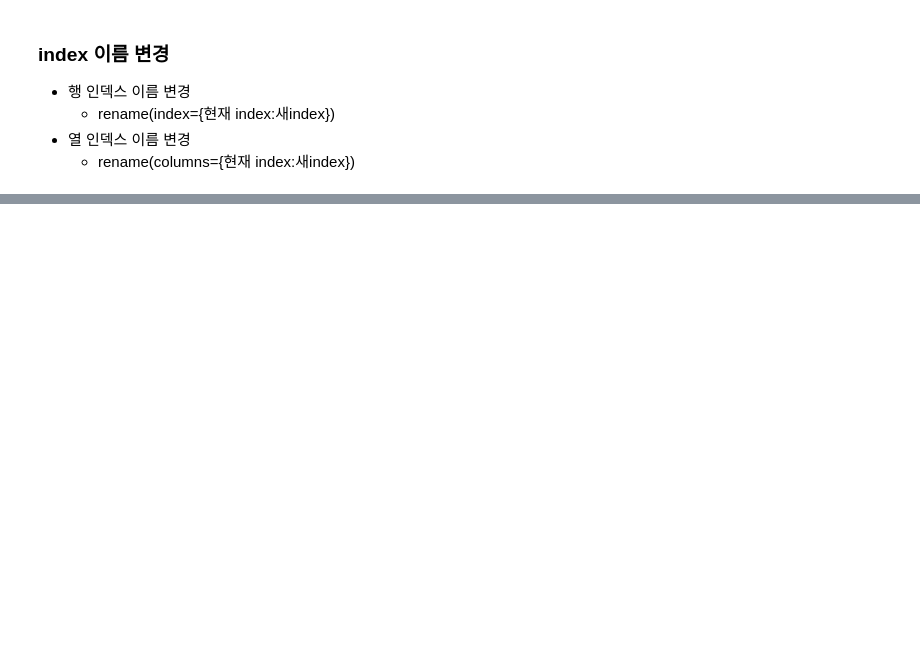
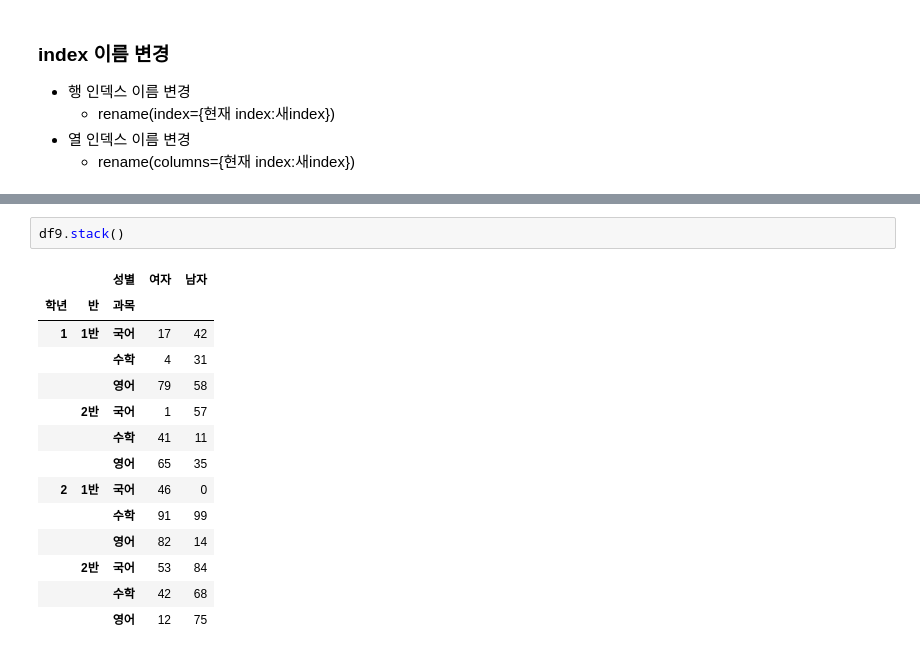
Before and after one commit to BangSungjoon/TIL, a Jupyter notebook: AIWorkspace/source_code/07_판다스 (데이터프레임) 데이터 조작 함수 사용.ipynb, the cells around one changed output, grey strips where cells are left out. Saved outputs shown, nothing was run; the diff lists cells and outputs as text; blank space fills up the shorter version.

```diff
--- a/AIWorkspace/source_code/07_판다스 (데이터프레임) 데이터 조작 함수 사용.ipynb
+++ b/AIWorkspace/source_code/07_판다스 (데이터프레임) 데이터 조작 함수 사용.ipynb
@@ -1018,0 +1479,17 @@ df5[df5['주소'].map(lambda x: x in ['서울', '대구'])]
+# %%
+df9.stack()
+# %% [output]
+|  |  | 성별 | 여자 | 남자 |
+| 학년 | 반 | 과목 |  |  |
+| 1 | 1반 | 국어 | 17 | 42 |
+|  |  | 수학 | 4 | 31 |
+|  |  | 영어 | 79 | 58 |
+|  | 2반 | 국어 | 1 | 57 |
+|  |  | 수학 | 41 | 11 |
+|  |  | 영어 | 65 | 35 |
+| 2 | 1반 | 국어 | 46 | 0 |
+|  |  | 수학 | 91 | 99 |
+|  |  | 영어 | 82 | 14 |
+|  | 2반 | 국어 | 53 | 84 |
+|  |  | 수학 | 42 | 68 |
+|  |  | 영어 | 12 | 75 |
```
Also changed, not shown: parts of 54 cells of this notebook, 6 other files.
